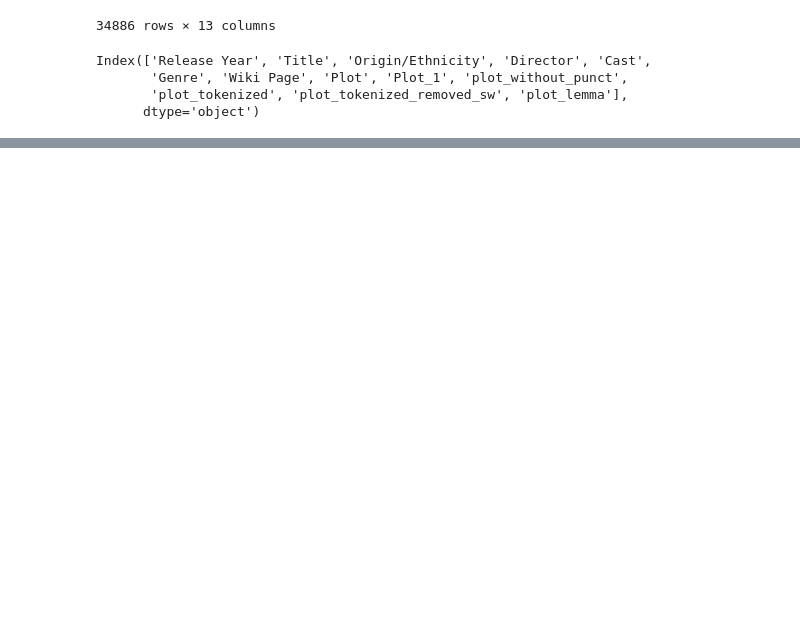
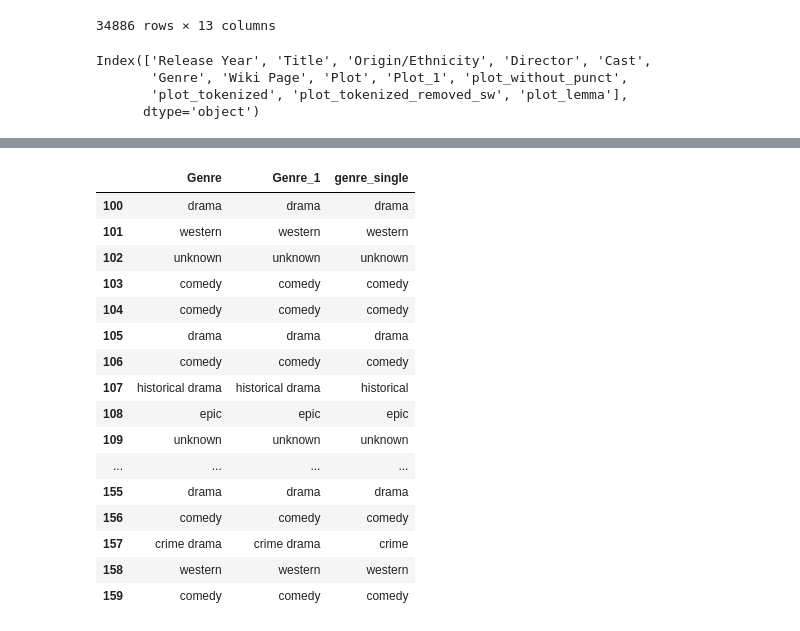
Before and after one commit to erickeagle/Wikipedia-Movies-Data-EDA-NLP-Redcommendation-System-, a Jupyter notebook: Cleaning_data.ipynb, the cells around one changed output, grey strips where cells are left out. Cells and saved outputs as stored; diff of their text form; code cells hidden in the pictures; blank space fills up the shorter version.

```diff
--- a/Cleaning_data.ipynb
+++ b/Cleaning_data.ipynb
@@ -65,3 +61,10 @@ lemma= nltk.WordNetLemmatizer()
 
 def lemmatization(words):
     return [lemma.lemmatize(word) for word in words]
+
+
+def genre(text):
+    if len(text.split())>=2:
+
+        return text.split()[0]
+    return text
@@ -129,0 +149,20 @@ df.rename(columns={'plot_lemma': 'Plot_cleanned'},inplace=True)
+# %%
+df[['Genre','Genre_1','genre_single']][100:160]
+# %% [output]
+|  | Genre | Genre_1 | genre_single |
+| 100 | drama | drama | drama |
+| 101 | western | western | western |
+| 102 | unknown | unknown | unknown |
+| 103 | comedy | comedy | comedy |
+| 104 | comedy | comedy | comedy |
+| 105 | drama | drama | drama |
+| 106 | comedy | comedy | comedy |
+| 107 | historical drama | historical drama | historical |
+| 108 | epic | epic | epic |
+| 109 | unknown | unknown | unknown |
+| ... | ... | ... | ... |
+| 155 | drama | drama | drama |
+| 156 | comedy | comedy | comedy |
+| 157 | crime drama | crime drama | crime |
+| 158 | western | western | western |
+| 159 | comedy | comedy | comedy |
```
Also changed, not shown: parts of 21 cells of this notebook.
